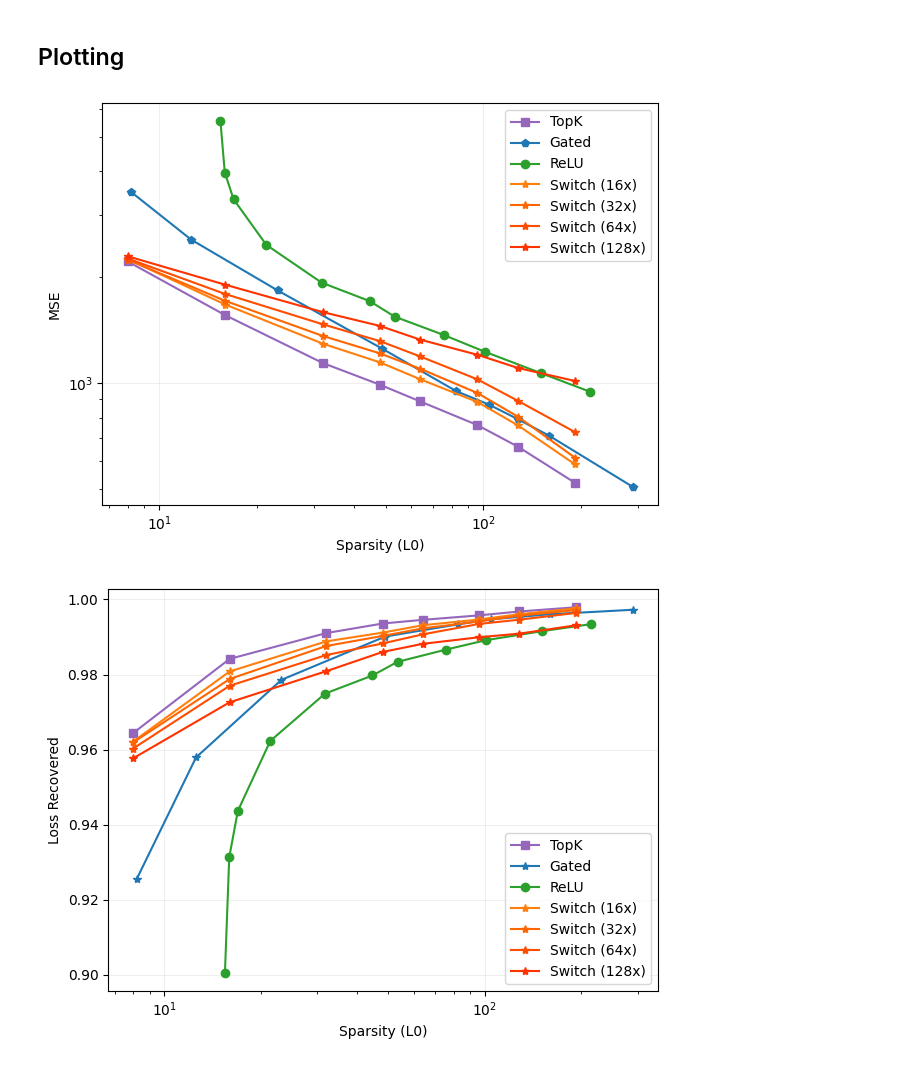
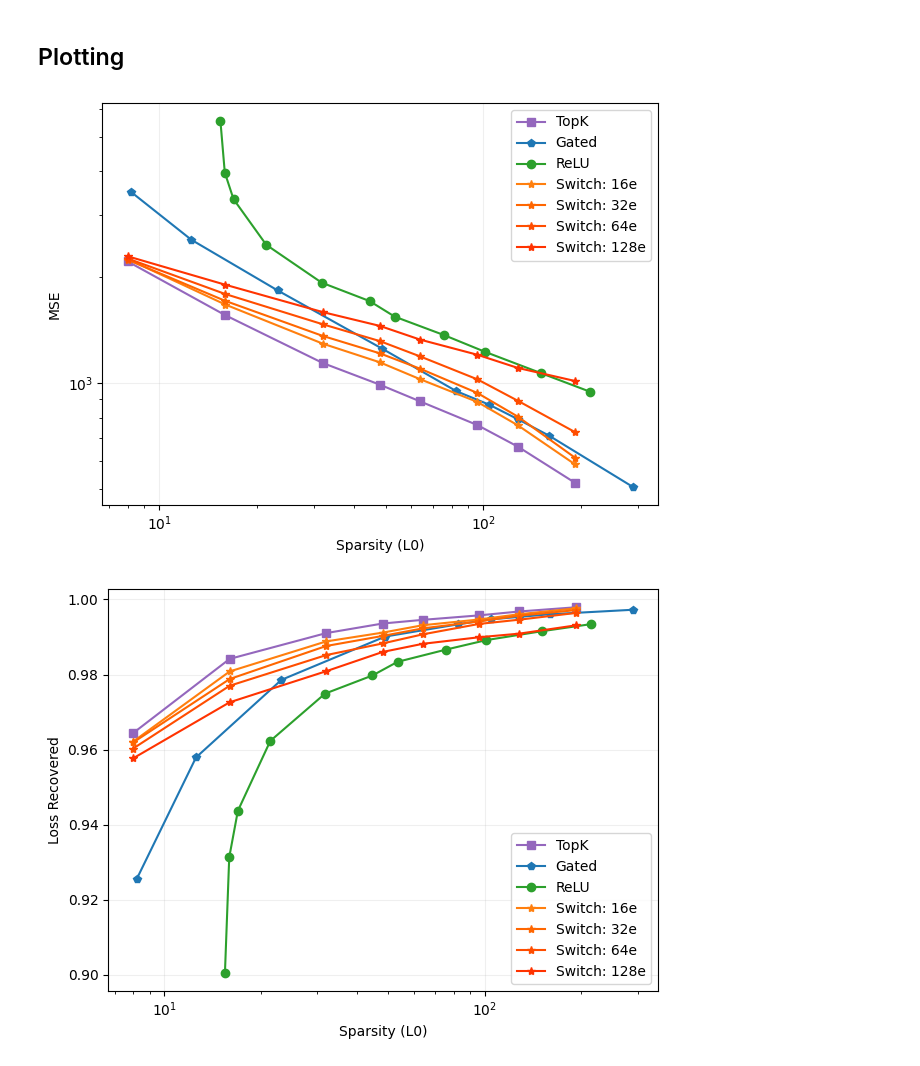
Before and after one commit to amudide/switch_sae, a Jupyter notebook: results/primary/primary.ipynb, the cells around one changed output. Drawn from its saved outputs; the diff is of its cells as text; code cells hidden in the pictures.

Commit message:
Slight modification to figures

```diff
--- a/results/primary/primary.ipynb
+++ b/results/primary/primary.ipynb
@@ -85,10 +85,10 @@ plt.plot(df_topk['l0'], df_topk['mse_loss'], label='TopK', marker='s', color='#9
 plt.plot(df_gated['l0'], df_gated['mse_loss'], label='Gated', marker='p', color='#1f77b4')
 plt.plot(df_relu['l0'], df_relu['mse_loss'], label='ReLU', marker='o', color='#2ca02c')
 
-plt.plot(df_switch16['l0'], df_switch16['mse_loss'], label='Switch (16x)', marker='*', color='#ff7f0e')
-plt.plot(df_switch32['l0'], df_switch32['mse_loss'], label='Switch (32x)', marker='*', color='#ff6600')
-plt.plot(df_switch64['l0'], df_switch64['mse_loss'], label='Switch (64x)', marker='*', color='#ff4d00')
-plt.plot(df_switch128['l0'], df_switch128['mse_loss'], label='Switch (128x)', marker='*', color='#ff3300')
+plt.plot(df_switch16['l0'], df_switch16['mse_loss'], label='Switch: 16e', marker='*', color='#ff7f0e')
+plt.plot(df_switch32['l0'], df_switch32['mse_loss'], label='Switch: 32e', marker='*', color='#ff6600')
+plt.plot(df_switch64['l0'], df_switch64['mse_loss'], label='Switch: 64e', marker='*', color='#ff4d00')
+plt.plot(df_switch128['l0'], df_switch128['mse_loss'], label='Switch: 128e', marker='*', color='#ff3300')
 
 plt.xscale('log')
 plt.yscale('log')
@@ -105,33 +105,33 @@ plt.tight_layout()
 plt.savefig("l0_mse.png")
 plt.show()
 # %% [output]
-[figure, old version]
+[figure, new version]
 # %%
 plt.plot(df_topk['l0'], df_topk['frac_recovered'], label='TopK', marker='s', color='#9467bd')
-plt.plot(df_gated['l0'], df_gated['frac_recovered'], label='Gated', marker='*', color='#1f77b4')
+plt.plot(df_gated['l0'], df_gated['frac_recovered'], label='Gated', marker='p', color='#1f77b4')
 plt.plot(df_relu['l0'], df_relu['frac_recovered'], label='ReLU', marker='o', color='#2ca02c')
 
-plt.plot(df_switch16['l0'], df_switch16['frac_recovered'], label='Switch (16x)', marker='*', color='#ff7f0e')
-plt.plot(df_switch32['l0'], df_switch32['frac_recovered'], label='Switch (32x)', marker='*', color='#ff6600')
-plt.plot(df_switch64['l0'], df_switch64['frac_recovered'], label='Switch (64x)', marker='*', color='#ff4d00')
-plt.plot(df_switch128['l0'], df_switch128['frac_recovered'], label='Switch (128x)', marker='*', color='#ff3300')
+plt.plot(df_switch16['l0'], df_switch16['frac_recovered'], label='Switch: 16e', marker='*', color='#ff7f0e')
+plt.plot(df_switch32['l0'], df_switch32['frac_recovered'], label='Switch: 32e', marker='*', color='#ff6600')
+plt.plot(df_switch64['l0'], df_switch64['frac_recovered'], label='Switch: 64e', marker='*', color='#ff4d00')
+plt.plot(df_switch128['l0'], df_switch128['frac_recovered'], label='Switch: 128e', marker='*', color='#ff3300')
 
 
 plt.xscale('log')
 #plt.yscale('log')
 
 plt.xlabel("Sparsity (L0)")
 plt.ylabel("Loss Recovered")
 
 plt.legend()
 
 plt.grid(True, which="major", ls="-", alpha=0.2)
 
 
 plt.tight_layout()
 plt.savefig("l0_lossrec.png")
 plt.show()
 # %% [output]
-[figure, old version]
+[figure, new version]
 # %%
 plt.plot(df_topk['l0'], df_topk['delta_ce'], label='TopK', marker='s', color='#9467bd')
```
Also changed, not shown: parts of 2 cells of this notebook, 4 other files.
